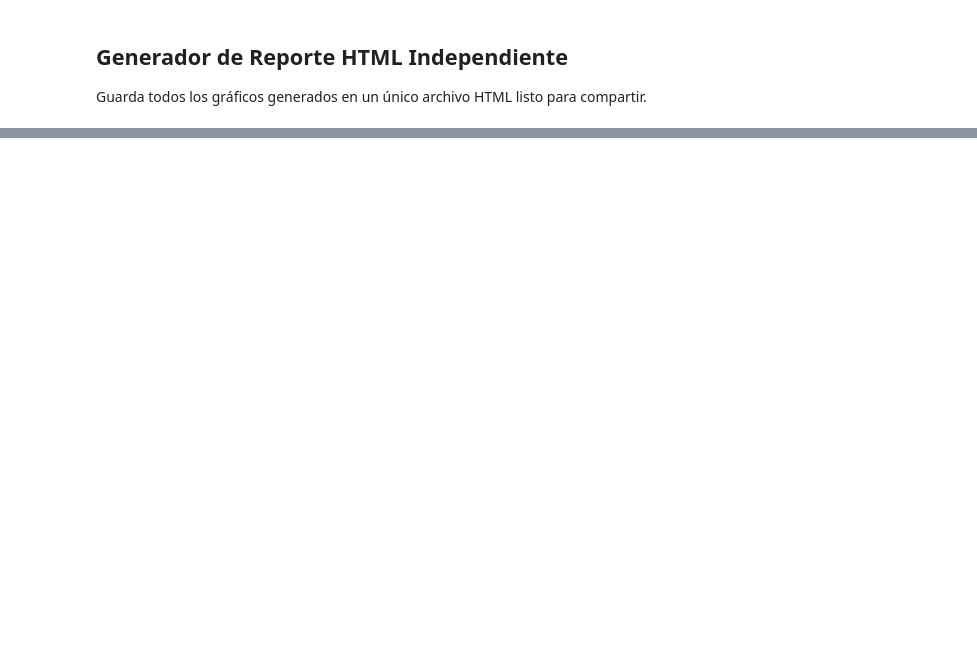
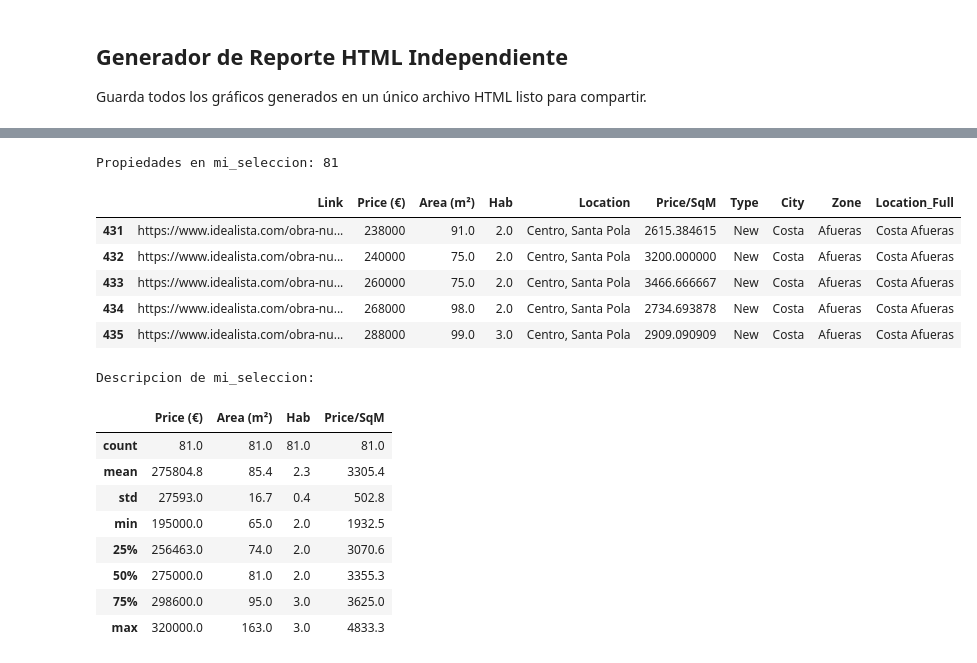
Before and after one commit to MatiGrinberg/Scraping_Real_estate_BCN, a Jupyter notebook: nb/Global_Comparison.ipynb, the cells around one changed output, grey strips where cells are left out. Drawn from its saved outputs; the diff is of its cells as text; code cells hidden in the pictures; blank space fills up the shorter version.

```diff
--- a/nb/Global_Comparison.ipynb
+++ b/nb/Global_Comparison.ipynb
@@ -107,5 +154,9 @@ for i, (t, z) in enumerate(combinations, 1):
     plt.ylabel('€/m²')
 
 plt.tight_layout()
-plt.savefig('graph1.png', bbox_inches='tight')
+buf = io.BytesIO()
+plt.savefig(buf, format='png', bbox_inches='tight')
+buf.seek(0)
+graficos_base64['graph1'] = base64.b64encode(buf.read()).decode('utf-8')
+buf.close()
 plt.show()
@@ -151,7 +185,11 @@ for p in ax.patches:
 
 plt.legend(title='Segmento')
 plt.tight_layout()
-plt.savefig('graph2.png', bbox_inches='tight')
+buf = io.BytesIO()
+plt.savefig(buf, format='png', bbox_inches='tight')
+buf.seek(0)
+graficos_base64['graph2'] = base64.b64encode(buf.read()).decode('utf-8')
+buf.close()
 plt.show()
 
 # --- CÁLCULO DE VARIACIONES PORCENTUALES ---
@@ -212,7 +236,11 @@ plt.title('Global: Dentro vs Afueras (Densidad)', fontsize=14)
 plt.xlabel('€/m²')
 
 plt.tight_layout()
-plt.savefig('graph3.png', bbox_inches='tight')
+buf = io.BytesIO()
+plt.savefig(buf, format='png', bbox_inches='tight')
+buf.seek(0)
+graficos_base64['graph3'] = base64.b64encode(buf.read()).decode('utf-8')
+buf.close()
 plt.show()
 
 print("==============================================")
@@ -318,0 +334,39 @@ True
+# %%
+# MODO DE FILTRADO:
+# Opcion 1: 'Ciudades_Nuevas' (Filtra propiedades New en Bcn, Ali, Val)
+# Opcion 2: 'Costa' (Filtra las búsquedas personalizadas que contienen 'Costa')
+
+modo = 'Costa' # <-- Cambia esto a 'Nuevas' o 'Costa'
+
+if modo == 'Nuevas':
+    mi_seleccion = df_master[
+        (df_master['Type'] == 'New') &
+        (df_master['City'].isin(['Bcn', 'Ali', 'Alic', 'Val']))
+    ]
+elif modo == 'Costa':
+    mi_seleccion = df_master[
+        (df_master['City'] == 'Costa') | (df_master['Zone'] == 'Costa')
+    ]
+
+print(f"Propiedades en mi_seleccion: {len(mi_seleccion)}")
+display(mi_seleccion.head())
+print(f"Descripcion de mi_seleccion:\n")
+display(mi_seleccion.describe().round(1))
+# %% [output]
+Propiedades en mi_seleccion: 81
+|  | Link | Price (€) | Area (m²) | Hab | Location | Price/SqM | Type | City | Zone | Location_Full |
+| 431 | https://www.idealista.com/obra-nu... | 238000 | 91.0 | 2.0 | Centro, Santa Pola | 2615.384615 | New | Costa | Afueras | Costa Afueras |
+| 432 | https://www.idealista.com/obra-nu... | 240000 | 75.0 | 2.0 | Centro, Santa Pola | 3200.000000 | New | Costa | Afueras | Costa Afueras |
+| 433 | https://www.idealista.com/obra-nu... | 260000 | 75.0 | 2.0 | Centro, Santa Pola | 3466.666667 | New | Costa | Afueras | Costa Afueras |
+| 434 | https://www.idealista.com/obra-nu... | 268000 | 98.0 | 2.0 | Centro, Santa Pola | 2734.693878 | New | Costa | Afueras | Costa Afueras |
+| 435 | https://www.idealista.com/obra-nu... | 288000 | 99.0 | 3.0 | Centro, Santa Pola | 2909.090909 | New | Costa | Afueras | Costa Afueras |
+Descripcion de mi_seleccion:
+|  | Price (€) | Area (m²) | Hab | Price/SqM |
+| count | 81.0 | 81.0 | 81.0 | 81.0 |
+| mean | 275804.8 | 85.4 | 2.3 | 3305.4 |
+| std | 27593.0 | 16.7 | 0.4 | 502.8 |
+| min | 195000.0 | 65.0 | 2.0 | 1932.5 |
+| 25% | 256463.0 | 74.0 | 2.0 | 3070.6 |
+| 50% | 275000.0 | 81.0 | 2.0 | 3355.3 |
+| 75% | 298600.0 | 95.0 | 3.0 | 3625.0 |
+| max | 320000.0 | 163.0 | 3.0 | 4833.3 |
```
Also changed, not shown: parts of 12 cells of this notebook.
